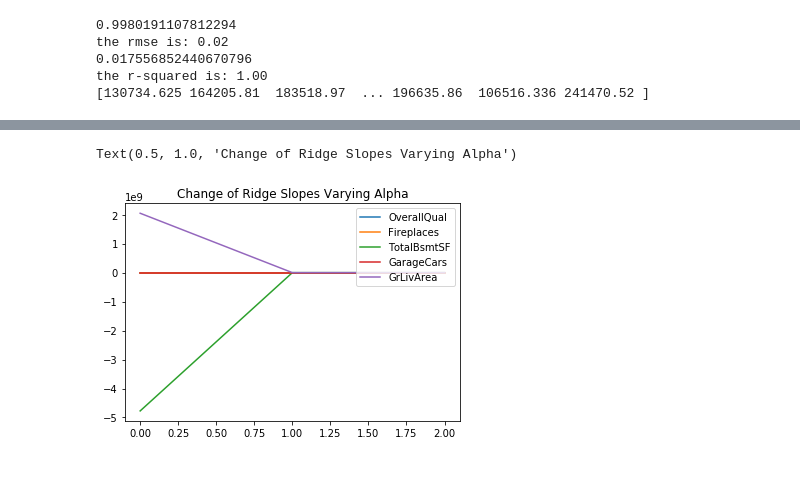
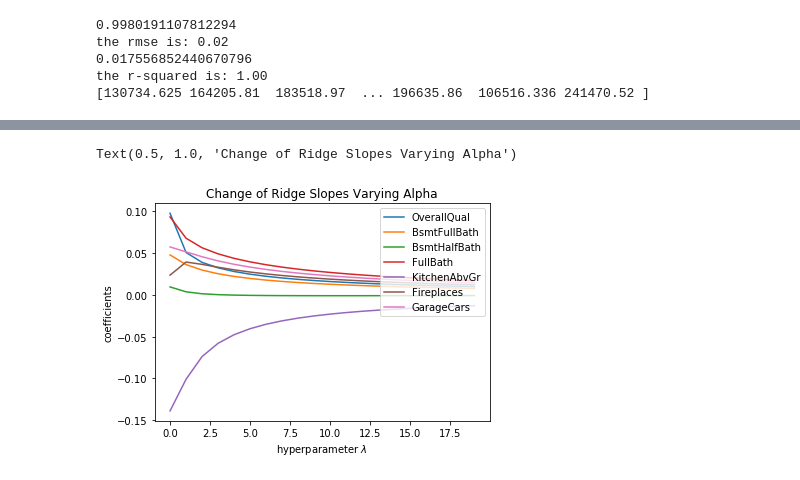
Before and after one commit to miggitymack/house-prices-advanced-regression-techniques, a Jupyter notebook: housing_prices.ipynb, the cells around one changed output, grey strips where cells are left out. Saved outputs shown, nothing was run; the diff lists cells and outputs as text; code cells hidden in the pictures.

```diff
--- a/housing_prices.ipynb
+++ b/housing_prices.ipynb
@@ -396,5 +398,5 @@ plt.tight_layout()
 # %%
-alphas = np.linspace(-.001,.01,100)
+alphas = np.linspace(.0001,.01,100)
 lasso.set_params(normalize=True)
 coefs  = []
 scores = []
@@ -404,7 +406,13 @@ for alpha in alphas:
         coefs.append(lasso.coef_)
         scores.append(lasso.score(merged_housing, train_sale_price))
 coefs = pd.DataFrame(coefs, index = alphas, columns = merged_housing.columns)
-coefs = coefs[['OverallQual', 'Fireplaces', 'TotalBsmtSF', 'GarageCars', 'GrLivArea']]
+# %%
+from sklearn.feature_selection import RFE
+
+rfe = RFE(Lasso(), n_features_to_select=5)
+rfe.fit(merged_housing, train_sale_price)
+selected_feat = merged_housing.columns[(rfe.get_support())]
+coefs = coefs[selected_feat.to_list()]
 # %%
 for name in coefs.columns:
     plt.plot(alphas, coefs[name], label=name)
@@ -416,5 +424,5 @@ Text(0.5, 1.0, 'Change of Lasso Slopes Varying Alpha')
 # %%
-alphas = np.arange(0,3)
+alphas = np.arange(0,20)
 ridge.set_params(normalize=True)
 ridge_coefs  = []
 scores = []
@@ -424,7 +432,6 @@ for alpha in alphas:
         ridge_coefs.append(ridge.coef_)
         scores.append(ridge.score(merged_housing, train_sale_price))
 ridge_coefs = pd.DataFrame(ridge_coefs, index = alphas, columns = merged_housing.columns)
-ridge_coefs = coefs[['OverallQual', 'Fireplaces', 'TotalBsmtSF', 'GarageCars', 'GrLivArea']]
-coefs.head()
+ridge_coefs.head()
 # %% [output]
 |  | LotFrontage | LotArea | OverallQual | OverallCond | MasVnrArea | BsmtFinSF1 | BsmtFinSF2 | BsmtUnfSF | ... |
@@ -435,8 +444,18 @@ coefs.head()
+# %%
+from sklearn.feature_selection import RFE
+
+rfe = RFE(Ridge(), n_features_to_select=7)
+rfe.fit(merged_housing, train_sale_price)
+selected_feat = merged_housing.columns[(rfe.get_support())]
+selected_feat
+ridge_coefs = ridge_coefs[selected_feat.to_list()]
 # %%
 for name in ridge_coefs.columns:
     plt.plot(alphas, ridge_coefs[name], label=name)
 plt.legend(loc=1)
+plt.xlabel(r'hyperparameter $\lambda$')
+plt.ylabel(r'coefficients')
 plt.title('Change of Ridge Slopes Varying Alpha')
 # %% [output]
 Text(0.5, 1.0, 'Change of Ridge Slopes Varying Alpha')
-[figure, old version]
+[figure, new version]
```
Also changed, not shown: parts of 10 cells of this notebook, 3 other files.
